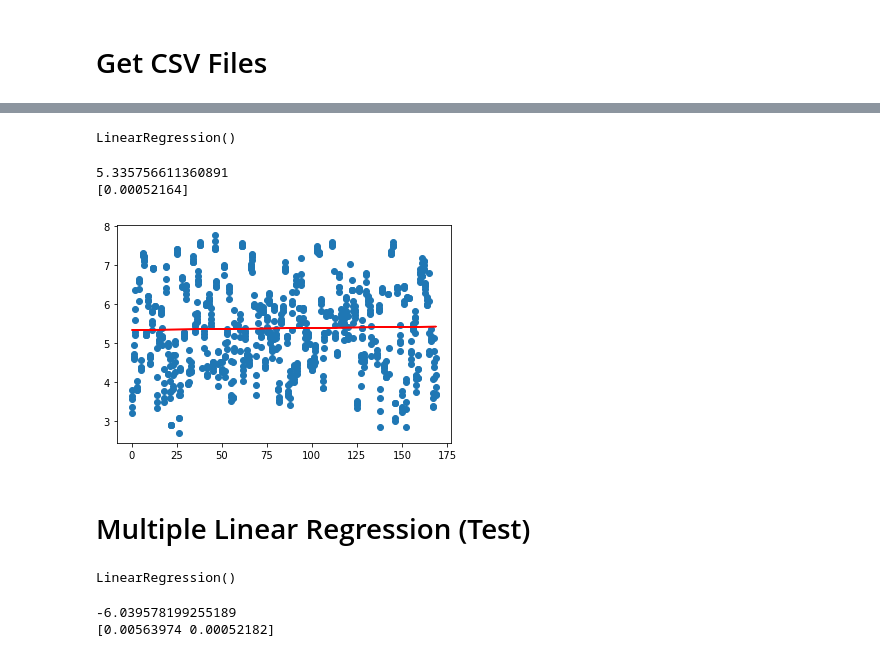
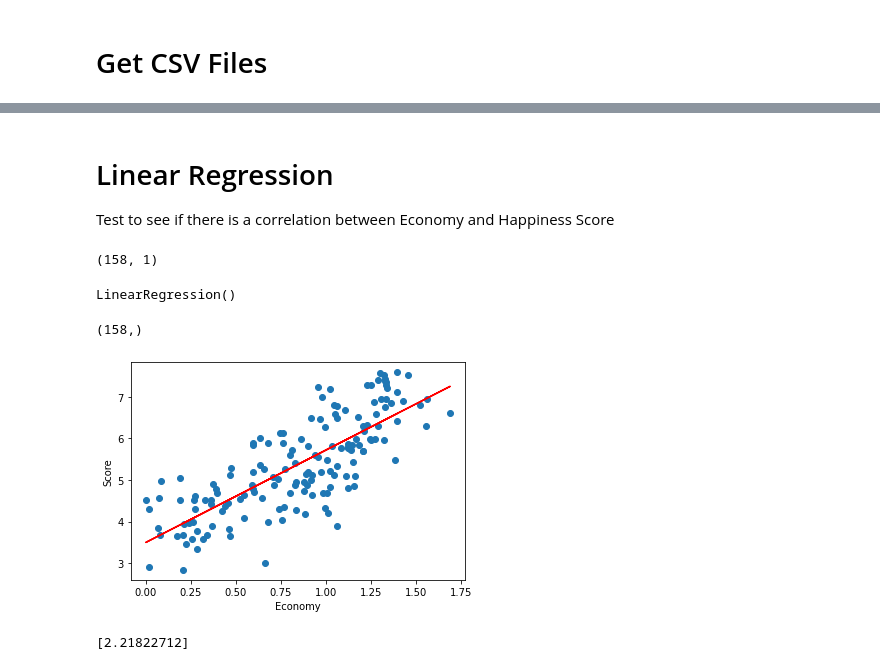
Before and after one commit to vyu821/world-happiness-analysis, a Jupyter notebook: happiness_machine_learning_model.ipynb, the cells around one changed output, grey strips where cells are left out. Saved outputs shown, nothing was run; the diff lists cells and outputs as text; code cells hidden in the pictures.

Commit message:
Adding victor's machine learning model

```diff
--- a/happiness_machine_learning_model.ipynb
+++ b/happiness_machine_learning_model.ipynb
@@ -409,0 +103,4 @@ y = score_country_all_five_years["Score"]
+# %%
+df_2015 = df_2015.drop(columns = ['Region', 'Happiness Rank', 'Standard Error', 'Dystopia Residual'])
+df_2015.columns = ['Country', 'Score', 'Economy', 'Social_Support', 'Life_Expectancy', 'Freedom', 'Perceptions_of_Corruption', 'Generosity']
+df_2015.head()
@@ -410,22 +172,36 @@ y = score_country_all_five_years["Score"]
+# %% [markdown]
+# Linear Regression
+Test to see if there is a correlation between Economy and Happiness Score
+# %%
+# Split dependent and independent variables
+X = df_2015.Economy.values.reshape(-1, 1)
+X.shape
+# %% [output]
+(158, 1)
+# %%
+y = df_2015.Score
 # %%
 # Build Linear Regression model
 model = LinearRegression()
 model.fit(X, y)
 # %% [output]
 LinearRegression()
-# %%
-# Print Intercept & Coefficients
-print(model.intercept_)
-print(model.coef_)
-# %% [output]
-5.335756611360891
-[0.00052164]
+# %%
+# Prediction
+y_pred = model.predict(X)
+print(y_pred.shape)
+# %% [output]
+(158,)
 # %%
-# Prediction
-y_pred = model.predict(X)
-
+# Plot predictions
 plt.scatter(X, y)
 plt.plot(X, y_pred, color='red')
+plt.xlabel('Economy')
+plt.ylabel('Score')
 plt.show()
+
+# print slope of line
+print(model.coef_)
 # %% [output]
-[figure, old version]
+[figure, new version]
+[2.21822712]
@@ -434,2 +207,0 @@ plt.show()
-# %% [markdown]
-# Multiple Linear Regression (Test)
@@ -440,13 +207,0 @@ y = score_country_all_five_years["Score"]
-# %%
-# Build Multi Linear Regression model
-model = LinearRegression()
-model.fit(X, y)
-# %% [output]
-LinearRegression()
-# %%
-# Print Intercept & Coefficients
-print(model.intercept_)
-print(model.coef_)
-# %% [output]
--6.039578199255189
-[0.00563974 0.00052182]
```
Also changed, not shown: parts of 76 cells of this notebook.
